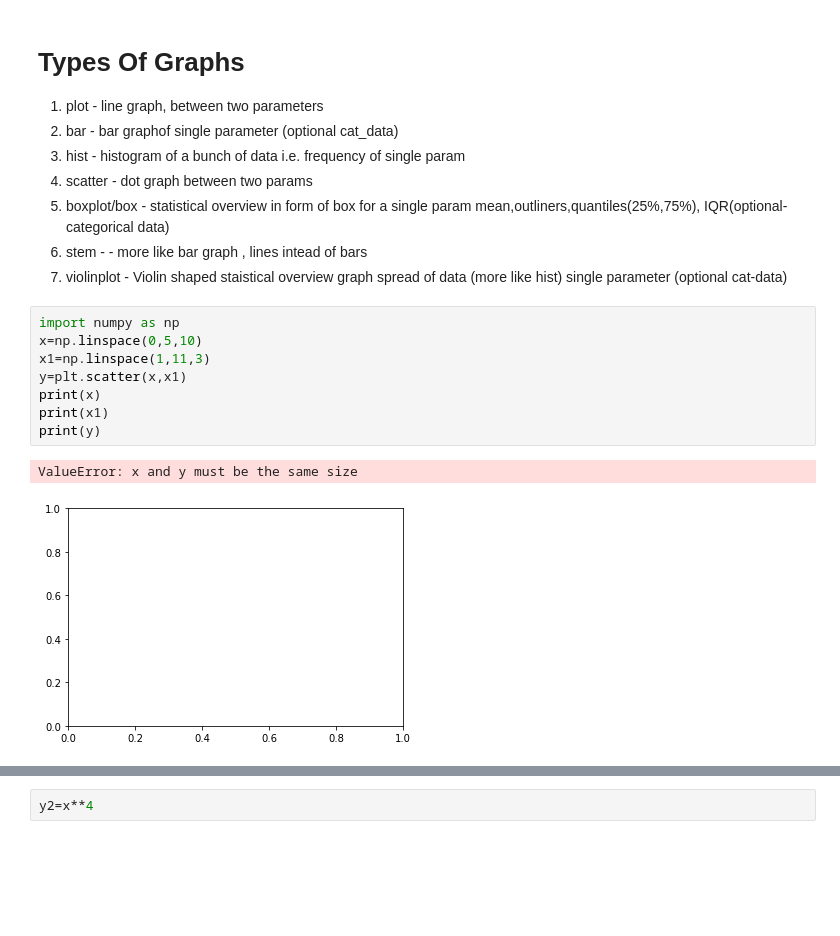
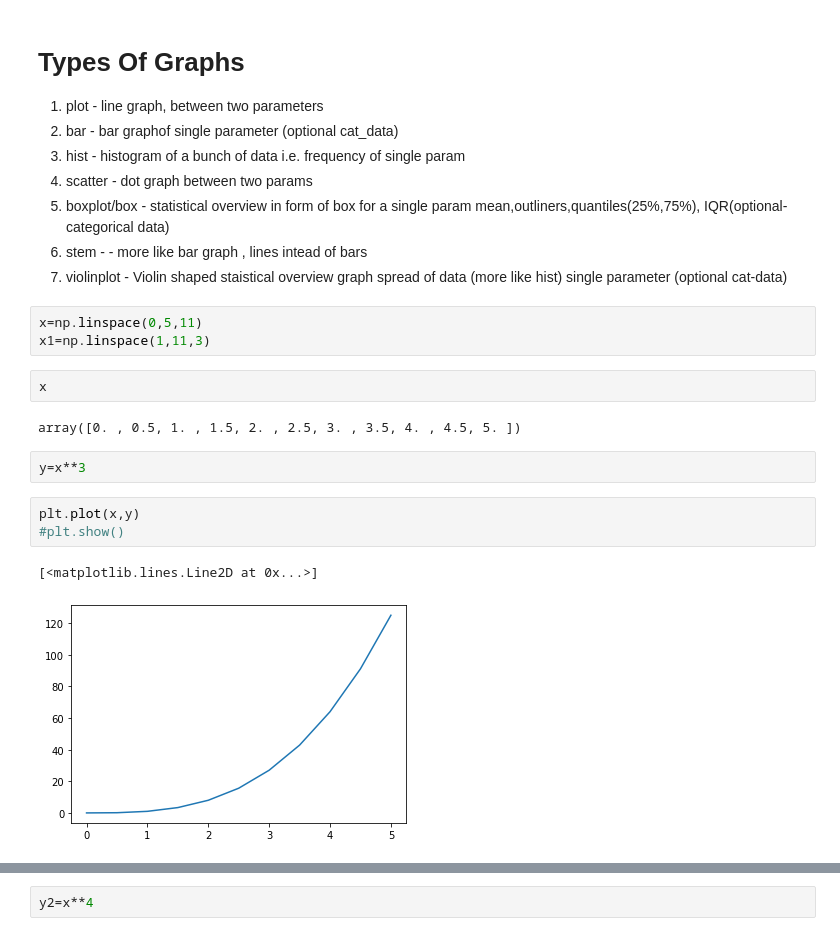
Before and after one commit to GarvitBanthiya/IT_Training_3rdSEM_ML, a Jupyter notebook: day17.ipynb, the cells around one changed output, grey strips where cells are left out. Saved outputs shown, nothing was run; the diff lists cells and outputs as text; blank space fills up the shorter version.

```diff
--- a/day17.ipynb
+++ b/day17.ipynb
@@ -11,16 +12,20 @@ import matplotlib.pyplot as plt
 6. stem -    -          more like bar graph , lines intead of bars
 7. violinplot    -      Violin shaped staistical overview graph spread of data (more like hist) single parameter (optional cat-data)
 # %%
-import numpy as np
-x=np.linspace(0,5,10)
+x=np.linspace(0,5,11)
 x1=np.linspace(1,11,3)
-y=plt.scatter(x,x1)
-print(x)
-print(x1)
-print(y)
-# %% [output]
-ValueError: x and y must be the same size
-[figure, removed]
+# %%
+x
+# %% [output]
+array([0. , 0.5, 1. , 1.5, 2. , 2.5, 3. , 3.5, 4. , 4.5, 5. ])
+# %%
+y=x**3
+# %%
+plt.plot(x,y)
+#plt.show()
+# %% [output]
+[<matplotlib.lines.Line2D at 0x...>]
+[figure, added]
 # %%
 plt.bar(x,y)
 plt.title('Bar Graph')
```
Also changed, not shown: parts of 6 cells of this notebook, 1 other file.
